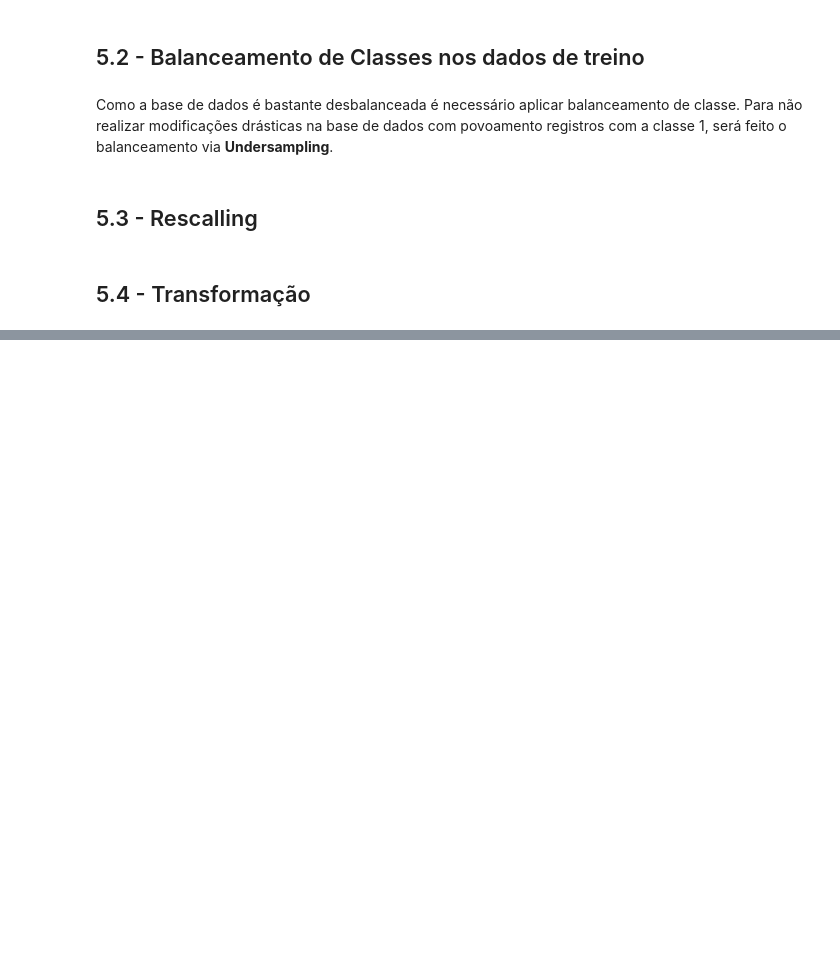
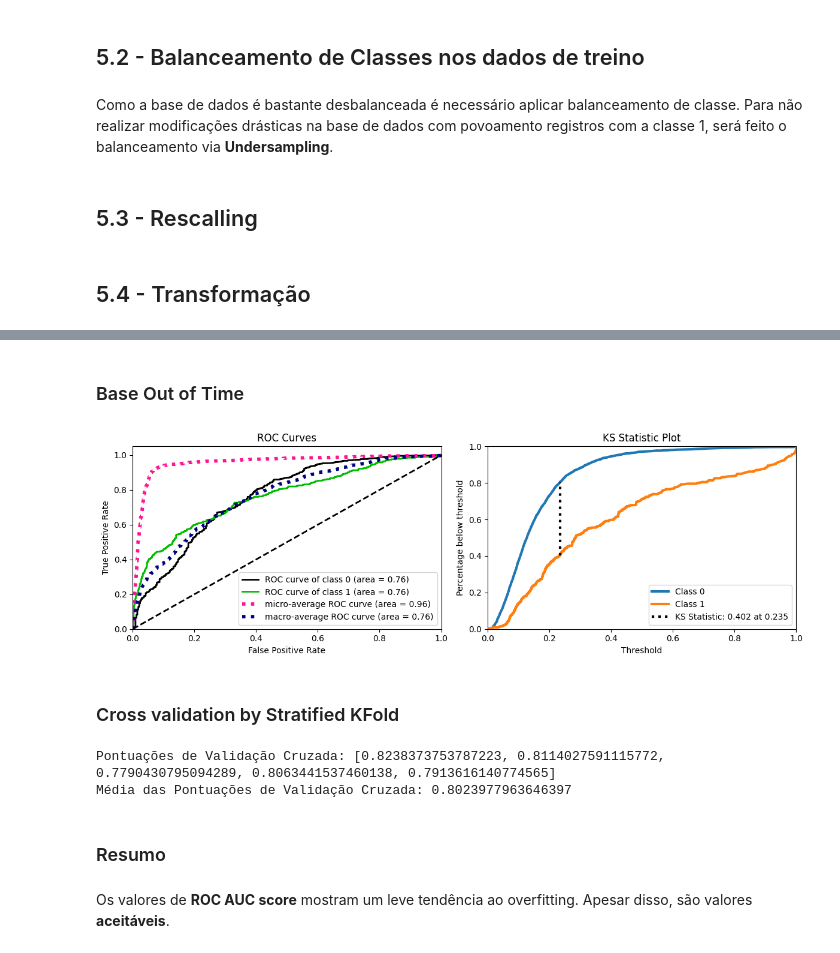
Before and after one commit to faustomfc/score_credit_prediction, a Jupyter notebook: score_credit_prediction_v1.ipynb, the cells around one changed output, grey strips where cells are left out. Drawn from its saved outputs; the diff is of its cells as text; code cells hidden in the pictures; blank space fills up the shorter version.

```diff
--- a/score_credit_prediction_v1.ipynb
+++ b/score_credit_prediction_v1.ipynb
@@ -1287,0 +1421,52 @@ df_oot.drop(['mes', 'dia'], axis=1, inplace=True)
+# %% [markdown]
+### Base Out of Time
+# %%
+# Prediction
+yhat = model.predict_proba(df_oot.drop('inadimplente', axis=1))
+
+# Save info
+save_roc_auc_score.append(['oot', roc_auc_score(df_oot.loc[:, 'inadimplente'], yhat[:, 1])])
+
+# Plots
+fig, axes = plt.subplots(1, 2, figsize=(12, 4))
+## AUC ROC
+ax = axes[0]
+mt.plot_roc(df_oot.loc[:, 'inadimplente'], yhat, ax=ax)
+## KS Statistic
+ax = axes[1]
+mt.plot_ks_statistic(df_oot.loc[:, 'inadimplente'], yhat, ax=ax)
+plt.tight_layout()
+plt.show()
+# %% [output]
+[figure, added]
+# %% [markdown]
+### Cross validation by Stratified KFold
+# %%
+num_folds = 5
+skf = StratifiedKFold(n_splits=num_folds, shuffle=True, random_state=42)
+scores = []
+
+for train_index, val_index in skf.split(x_train, y_train):
+    x_train_fold, x_val_fold = x_train.iloc[train_index], x_train.iloc[val_index]
+    y_train_fold, y_val_fold = y_train.iloc[train_index], y_train.iloc[val_index]
+
+    # AUC ROC score
+    yhat = model.predict_proba(x_val_fold)
+    scores.append(roc_auc_score(y_val_fold, yhat[:, 1]))
+
+# Média das pontuações da cross validation
+mean_score = sum(scores)/num_folds
+
+# Save info
+save_roc_auc_score.append(['cross_validation', mean_score])
+
+# Print results
+print("Pontuações de Validação Cruzada:", scores)
+print("Média das Pontuações de Validação Cruzada:", mean_score)
+# %% [output]
+Pontuações de Validação Cruzada: [0.8238373753787223, 0.8114027591115772, 0.7790430795094289, 0.8063441537460138, 0.7913616140774565]
+Média das Pontuações de Validação Cruzada: 0.8023977963646397
+# %% [markdown]
+### Resumo
+# %% [markdown]
+Os valores de **ROC AUC score** mostram um leve tendência ao overfitting. Apesar disso, são valores **aceitáveis**.
```
Also changed, not shown: parts of 84 cells of this notebook.
